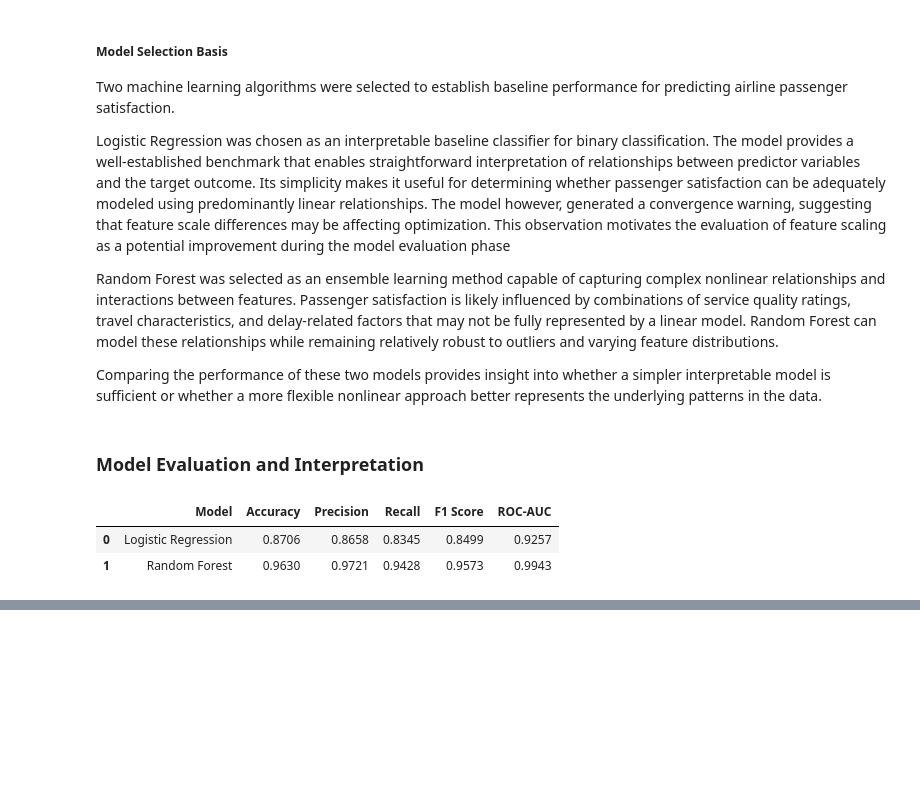
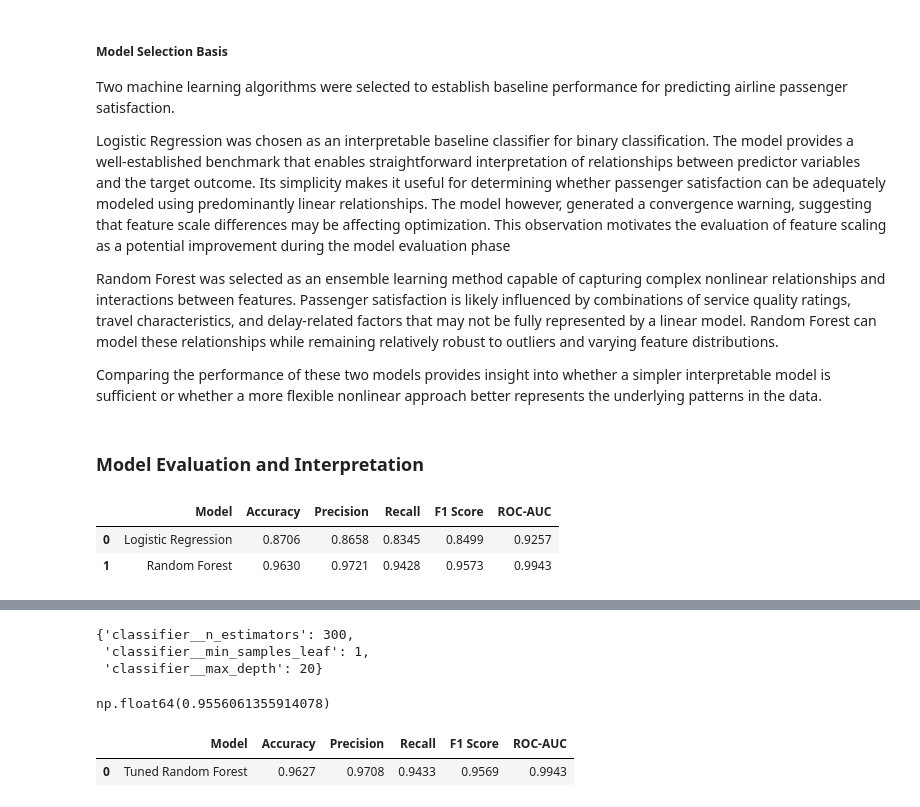
Before and after one commit to Shehzaad-S/udacity-applied-ml-project, a Jupyter notebook: modeling.ipynb, the cells around one changed output, grey strips where cells are left out. Cells and saved outputs as stored; diff of their text form; code cells hidden in the pictures; blank space fills up the shorter version.

```diff
--- a/modeling.ipynb
+++ b/modeling.ipynb
@@ -744,0 +896,34 @@ baseline_results
+# %%
+# absent of any tuning parameters, we will add these params in RandomisedSearchCV
+rf_tuning_pipeline = Pipeline(
+    steps=[
+        ("preprocessor", preprocessor),
+        (
+            "classifier",
+            RandomForestClassifier(
+                random_state=42,
+                n_jobs=-1
+            )
+        )
+    ]
+)
+# %%
+param_dist = {
+    "classifier__n_estimators": [100, 200, 300],
+    "classifier__max_depth": [10, 20, None],
+    "classifier__min_samples_leaf": [1, 5, 10]
+}
+# %%
+# Sample hyper parameters through training for compute efficiency and perform 3-fold cross validation
+rf_search = RandomizedSearchCV(
+    estimator=rf_tuning_pipeline,
+    param_distributions=param_dist,
+    n_iter=10,
+    cv=3,
+    scoring="f1",
+    random_state=42,
+    n_jobs=-1,
+    verbose=1
+)
+# %%
+rf_search.fit(X_train, y_train)
@@ -744,0 +949,24 @@ baseline_results
+# %%
+rf_search.best_params_
+# %% [output]
+{'classifier__n_estimators': 300,
+ 'classifier__min_samples_leaf': 1,
+ 'classifier__max_depth': 20}
+# %%
+rf_search.best_score_
+# %% [output]
+np.float64(0.9556061355914078)
+# %%
+tuned_rf = rf_search.best_estimator_
+
+tuned_rf_results = evaluate_classification_model(
+    model_name="Tuned Random Forest",
+    model=tuned_rf,
+    X_test=X_test,
+    y_test=y_test
+)
+
+tuned_rf_results
+# %% [output]
+|  | Model | Accuracy | Precision | Recall | F1 Score | ROC-AUC |
+| 0 | Tuned Random Forest | 0.9627 | 0.9708 | 0.9433 | 0.9569 | 0.9943 |
```
Also changed, not shown: parts of 22 cells of this notebook.
